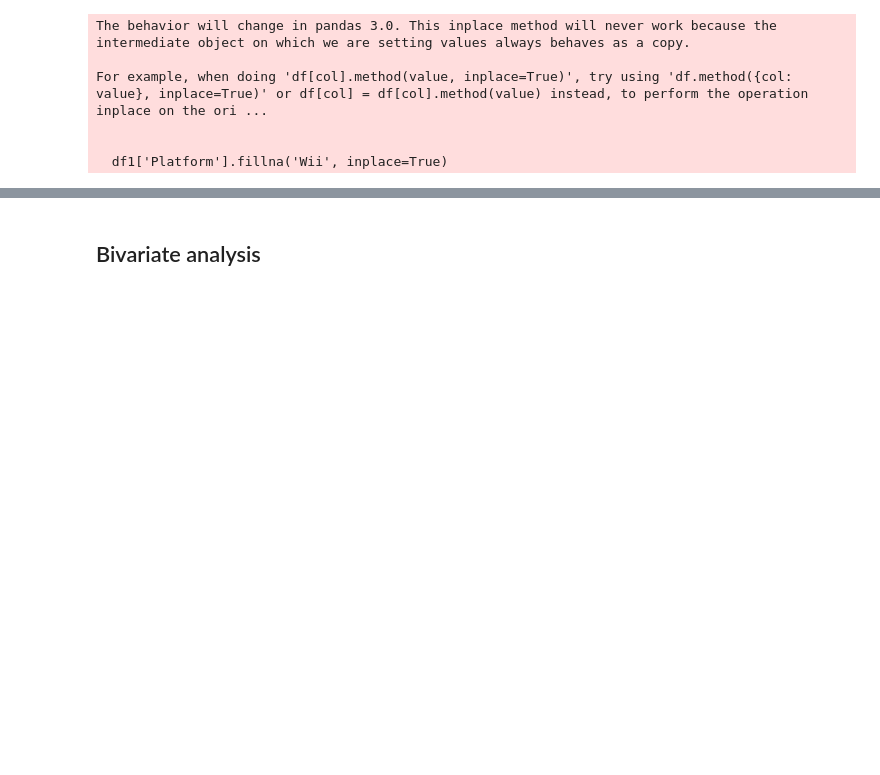
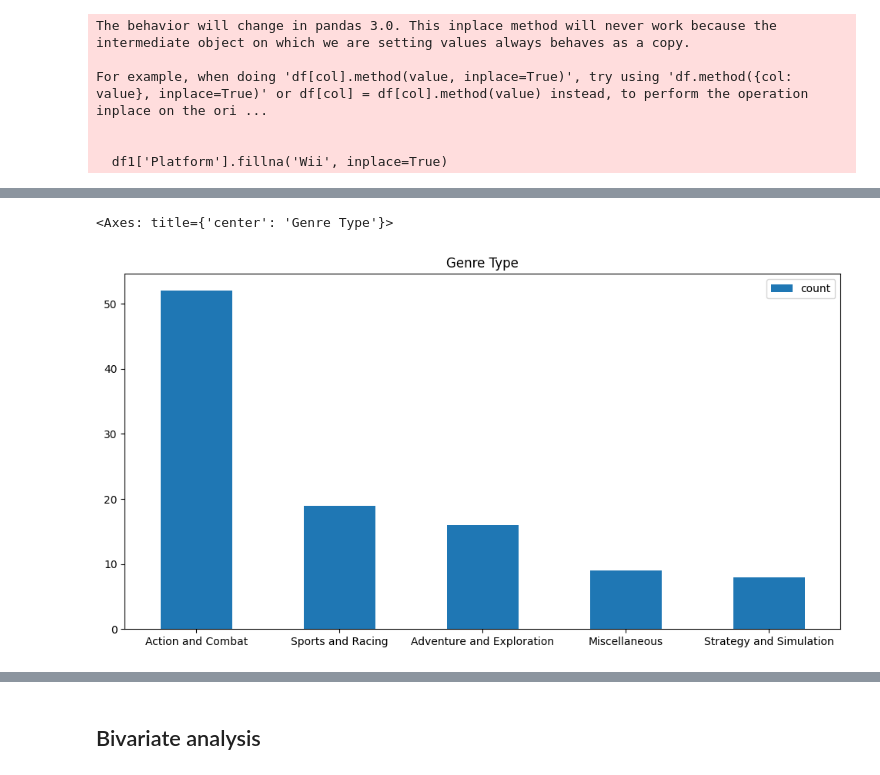
Before and after one commit to camila-galindo/eda-teraverso, a Jupyter notebook: Tera_Challenge_Teraverso_Exploratory_Data_Analysis.ipynb, the cells around one changed output, grey strips where cells are left out. Saved outputs shown, nothing was run; the diff lists cells and outputs as text; code cells hidden in the pictures; blank space fills up the shorter version.

```diff
--- a/Tera_Challenge_Teraverso_Exploratory_Data_Analysis.ipynb
+++ b/Tera_Challenge_Teraverso_Exploratory_Data_Analysis.ipynb
@@ -395,0 +424,5 @@ For example, when doing 'df[col].method(value, inplace=True)', try using 'df.met
+# %%
+df1['GenreType'].value_counts().plot(kind="bar", legend=True, xlabel="", figsize=(12, 6), rot=0, title="Genre Type")
+# %% [output]
+<Axes: title={'center': 'Genre Type'}>
+[figure, added]
```
Also changed, not shown: parts of 11 cells of this notebook.
